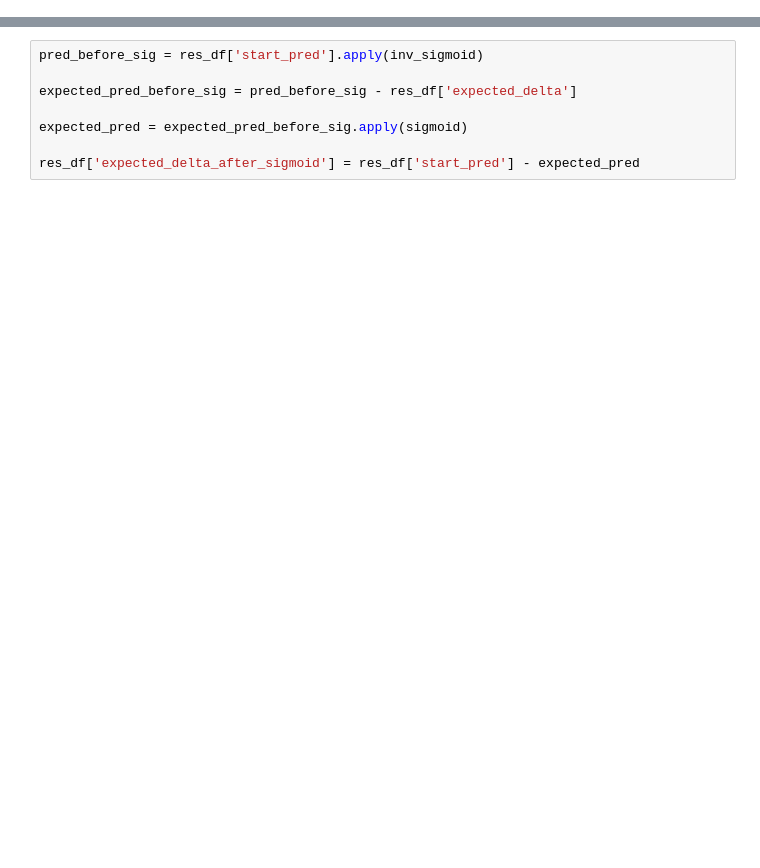
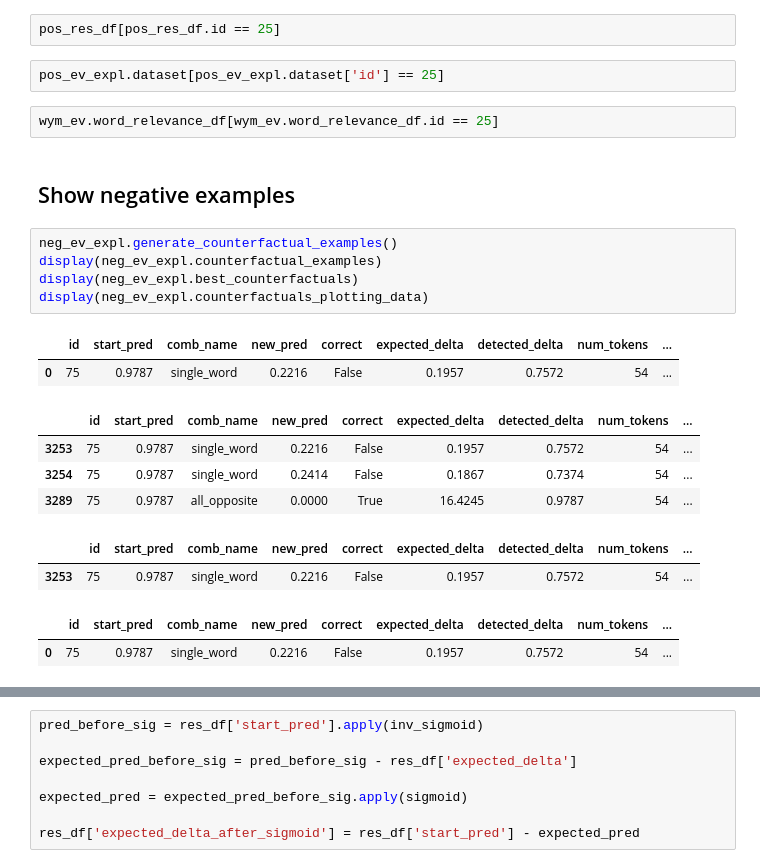
Before and after one commit to softlab-unimore/wym, a Jupyter notebook: notebooks/Counterfactual_examples.ipynb, the cells around one changed output, grey strips where cells are left out. Drawn from its saved outputs; the diff is of its cells as text; blank space fills up the shorter version.

```diff
--- a/notebooks/Counterfactual_examples.ipynb
+++ b/notebooks/Counterfactual_examples.ipynb
@@ -210,0 +161,24 @@ inv_sigmoid = lambda p : np.log(p/(1-p))
+# %%
+pos_res_df[pos_res_df.id == 25]
+# %%
+pos_ev_expl.dataset[pos_ev_expl.dataset['id'] == 25]
+# %%
+wym_ev.word_relevance_df[wym_ev.word_relevance_df.id == 25]
+# %% [markdown]
+## Show negative examples
+# %%
+neg_ev_expl.generate_counterfactual_examples()
+display(neg_ev_expl.counterfactual_examples)
+display(neg_ev_expl.best_counterfactuals)
+display(neg_ev_expl.counterfactuals_plotting_data)
+# %% [output]
+|  | id | start_pred | comb_name | new_pred | correct | expected_delta | detected_delta | num_tokens | ... |
+| 0 | 75 | 0.9787 | single_word | 0.2216 | False | 0.1957 | 0.7572 | 54 | ... |
+|  | id | start_pred | comb_name | new_pred | correct | expected_delta | detected_delta | num_tokens | ... |
+| 3253 | 75 | 0.9787 | single_word | 0.2216 | False | 0.1957 | 0.7572 | 54 | ... |
+| 3254 | 75 | 0.9787 | single_word | 0.2414 | False | 0.1867 | 0.7374 | 54 | ... |
+| 3289 | 75 | 0.9787 | all_opposite | 0.0000 | True | 16.4245 | 0.9787 | 54 | ... |
+|  | id | start_pred | comb_name | new_pred | correct | expected_delta | detected_delta | num_tokens | ... |
+| 3253 | 75 | 0.9787 | single_word | 0.2216 | False | 0.1957 | 0.7572 | 54 | ... |
+|  | id | start_pred | comb_name | new_pred | correct | expected_delta | detected_delta | num_tokens | ... |
+| 0 | 75 | 0.9787 | single_word | 0.2216 | False | 0.1957 | 0.7572 | 54 | ... |
```
Also changed, not shown: parts of 90 cells of this notebook, 1 other file.
